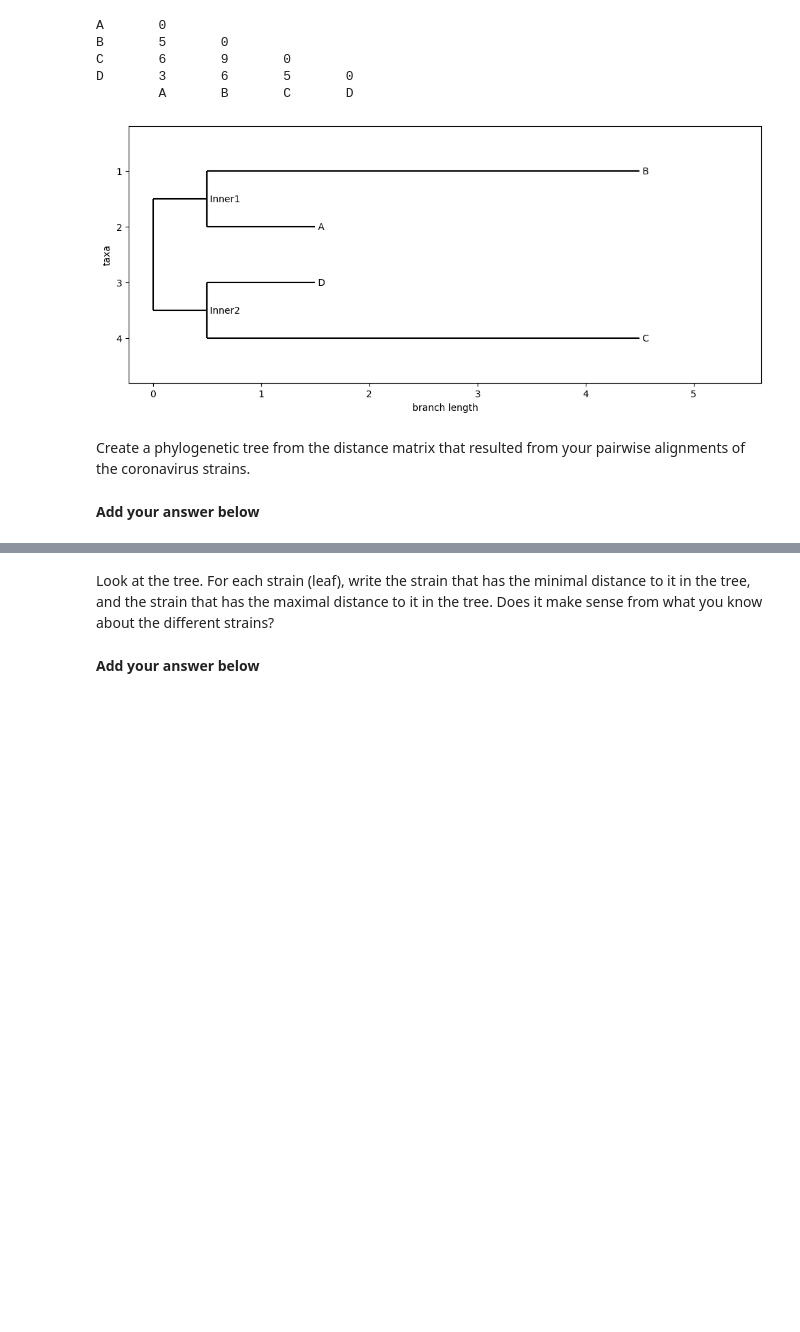
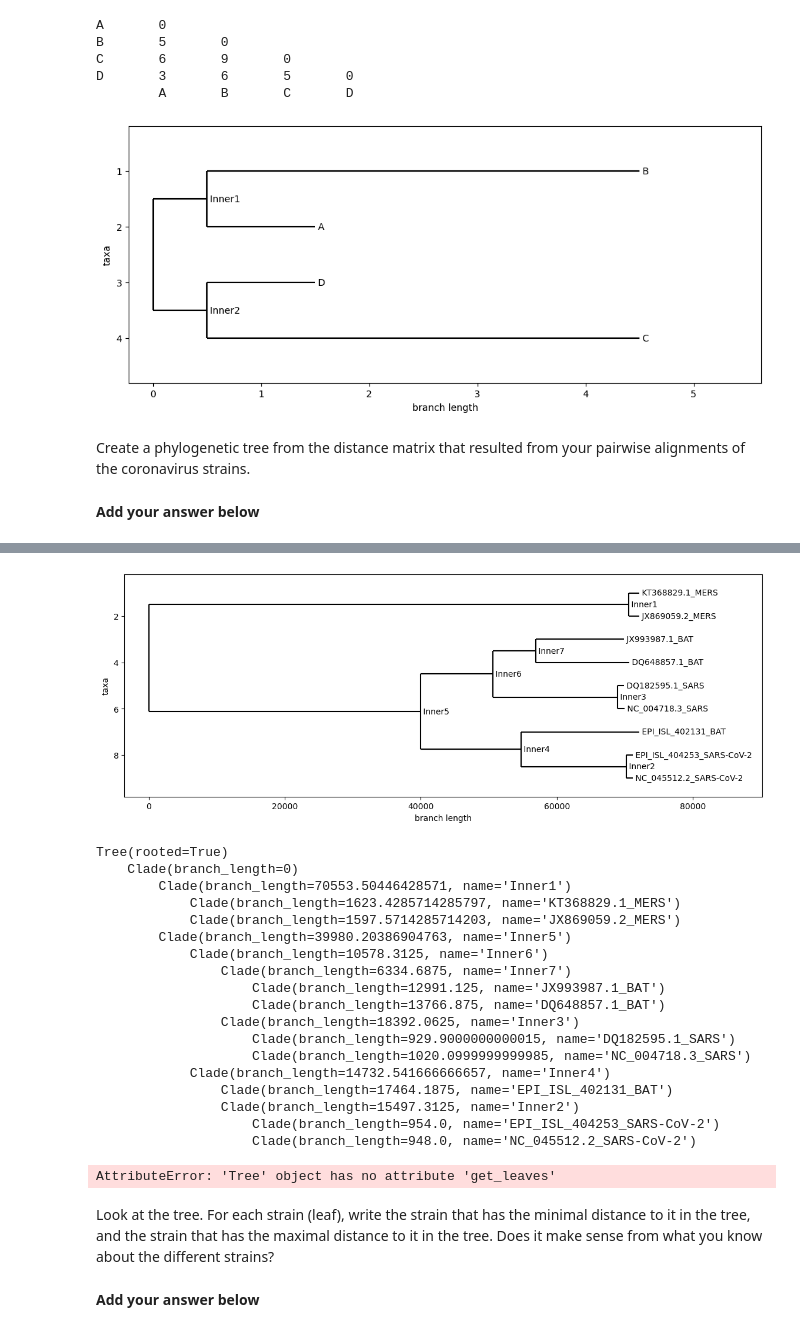
Before and after one commit to Omeryi/bioinformatics-final-project, a Jupyter notebook: Final Project.ipynb, the cells around one changed output, grey strips where cells are left out. Cells and saved outputs as stored; diff of their text form; code cells hidden in the pictures; blank space fills up the shorter version.

```diff
--- a/Final Project.ipynb
+++ b/Final Project.ipynb
@@ -300,6 +298,9 @@ Convert the scores you computed to distances, and print the distance matrix belo
 import numpy as np
 import itertools
 import math
+
+MATCH_SCORE = 5
+NUM_OF_SEQUENCES = 9
 
 
 # helper function that returns the index of sequence in the genome_dict
@@ -318,7 +319,7 @@ def parse_scores(size):
     rows_sizes = [row_size + 1 for row_size in range(size)]
     scores_array = [[0] * row_size for row_size in rows_sizes]
 
-    with open('scores.txt') as fp:
+    with open('scores_genomes.txt') as fp:
         for line in fp:
             line_args = line.strip().split('\t')
             seq1_index = min(key_to_index(line_args[0]), key_to_index(line_args[1]))
@@ -333,7 +334,7 @@ def parse_scores(size):
 # a helper function to calculate the distance between 2 sequences
 def calc_distance(i, j, scores_array, genome_dict):
     min_length = min(index_to_length(i), index_to_length(j))
-    distance = scores_array[i][j] * min_length - scores_array[i][j]
+    distance = MATCH_SCORE * min_length - scores_array[i][j]
     return distance
 
 
@@ -348,11 +349,9 @@ def calc_distance_matrix(scores_array, genome_dict):
 
 def scores_to_distance_matrix(scores_file):
 
-    num_of_scores = sum(1 for line in open(scores_file))
-    size_of_matrix = math.sqrt(num_of_scores)
-
-    scores_array = pasre_scores(size_of_matrix)
-    distance_matrix = (scores_array, genome_dict)
+    size_of_matrix = NUM_OF_SEQUENCES
+    scores_array = parse_scores(size_of_matrix)
+    distance_matrix = calc_distance_matrix(scores_array, genome_dict)
 
     return distance_matrix
 # %% [markdown]
@@ -410,3 +398,60 @@ NameError: name 'scores_to_distance_matrix' is not defined
+# %%
+import ete3
+distance_matrix = scores_to_distance_matrix('scores_genomes1.txt')
+dm1 = DistanceMatrix(names=[key for key in genome_dict.keys()], matrix = distance_matrix)
+constructor = DistanceTreeConstructor()
+tree = constructor.nj(dm1)
+tree.root_at_midpoint()
+fig = plt.figure(figsize=(14, 5), dpi=100)
+axes = fig.add_subplot(1, 1, 1)
+Phylo.draw(tree, axes=axes)
+print(tree)
+
+import pandas as pd
+
+def make_matrix(tree):
+    def get_root_path(node):
+        root_path = [node]
+        if node.up:
+            root_path.extend(get_root_path(node.up))
+        return root_path
+    leaves = tree.get_leaves()
+    leaf_ct = len(leaves)
+    paths = {node.name: set(get_root_path(node)) for node in leaves}
+    col_lbls = [leaf.name for leaf in leaves]
+    dist_matrix = pd.np.array([pd.np.zeros(leaf_ct)] * leaf_ct)
+    df = pd.DataFrame(dist_matrix, index=col_lbls, columns=col_lbls)
+    for node1_name, col in df.iteritems():
+        for node2_name in col.keys():
+            path = paths[node2_name].symmetric_difference(paths[node1_name])
+            dist = sum(node.dist for node in path)
+            df.at[node1_name, node2_name] = dist
+            df.at[node2_name, node1_name] = dist
+    return df
+#ete3.'DQ182595.1_SARS'.get_closest_leaf(topology_only=False, is_leaf_fn=True)
+
+make_matrix(tree)
+# %% [output]
+[figure, added]
+Tree(rooted=True)
+    Clade(branch_length=0)
+        Clade(branch_length=70553.50446428571, name='Inner1')
+            Clade(branch_length=1623.4285714285797, name='KT368829.1_MERS')
+            Clade(branch_length=1597.5714285714203, name='JX869059.2_MERS')
+        Clade(branch_length=39980.20386904763, name='Inner5')
+            Clade(branch_length=10578.3125, name='Inner6')
+                Clade(branch_length=6334.6875, name='Inner7')
+                    Clade(branch_length=12991.125, name='JX993987.1_BAT')
+                    Clade(branch_length=13766.875, name='DQ648857.1_BAT')
+                Clade(branch_length=18392.0625, name='Inner3')
+                    Clade(branch_length=929.9000000000015, name='DQ182595.1_SARS')
+                    Clade(branch_length=1020.0999999999985, name='NC_004718.3_SARS')
+            Clade(branch_length=14732.541666666657, name='Inner4')
+                Clade(branch_length=17464.1875, name='EPI_ISL_402131_BAT')
+                Clade(branch_length=15497.3125, name='Inner2')
+                    Clade(branch_length=954.0, name='EPI_ISL_404253_SARS-CoV-2')
+                    Clade(branch_length=948.0, name='NC_045512.2_SARS-CoV-2')
+AttributeError: 'Tree' object has no attribute 'get_leaves'
 # %% [markdown]
 Look at the tree. For each strain (leaf), write the strain that has the minimal distance to it in the tree, and the strain that has the maximal distance to it in the tree. Does it make sense from what you know about the different strains?
 # %% [markdown]
```
Also changed, not shown: parts of 3 cells of this notebook.
